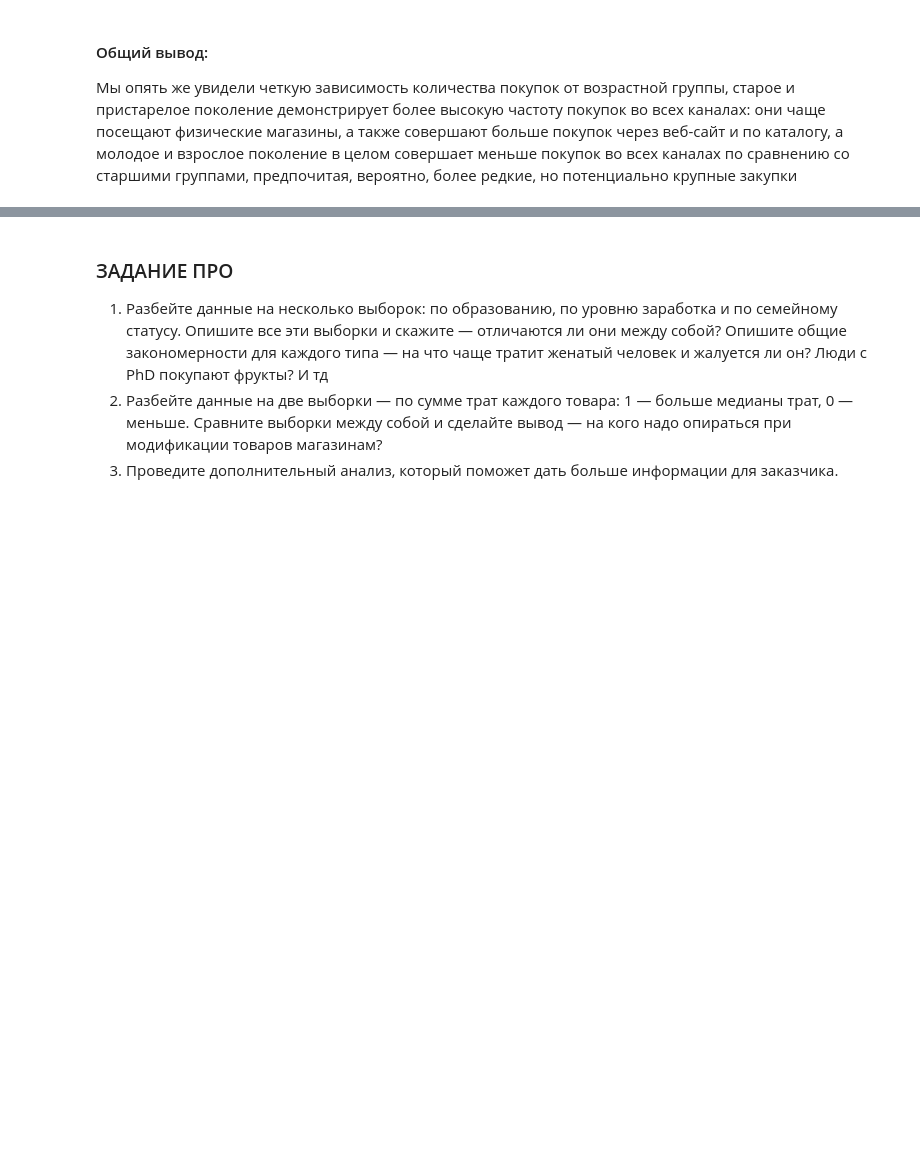
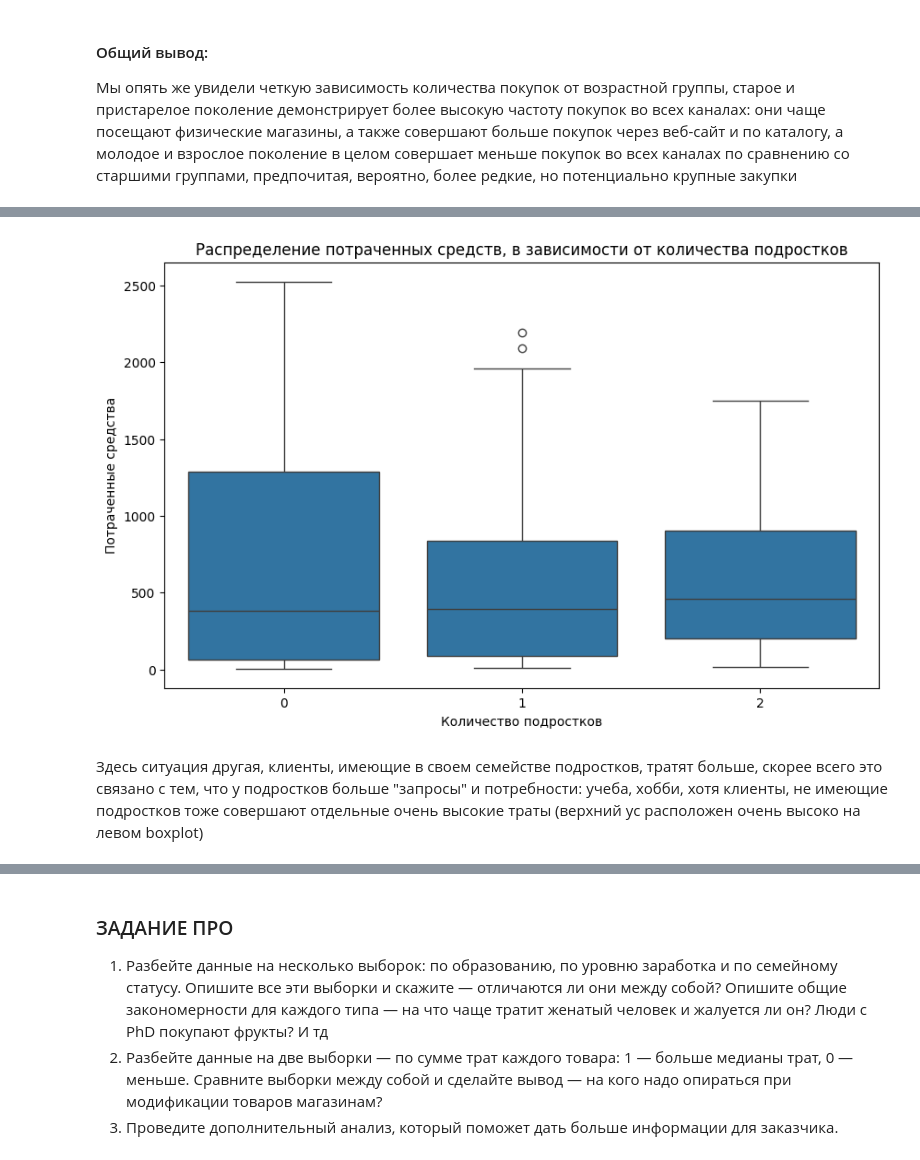
Before and after one commit to AlexeyOrehov/homework, a Jupyter notebook: home_work_1.9/1.9 1_RAZDEL_PRO_forstud.ipynb, the cells around one changed output, grey strips where cells are left out. Saved outputs shown, nothing was run; the diff lists cells and outputs as text; code cells hidden in the pictures; blank space fills up the shorter version.

```diff
--- a/home_work_1.9/1.9 1_RAZDEL_PRO_forstud.ipynb
+++ b/home_work_1.9/1.9 1_RAZDEL_PRO_forstud.ipynb
@@ -906,0 +956,11 @@ plt.show()
+# %%
+plt.figure(figsize=(10, 6))
+sns.boxplot(data=df_modify, x='teenhome', y='mnt')
+plt.title('Распределение потраченных средств, в зависимости от количества подростков')
+plt.xlabel('Количество подростков')
+plt.ylabel('Потраченные средства')
+plt.show()
+# %% [output]
+[figure, added]
+# %% [markdown]
+Здесь ситуация другая, клиенты, имеющие в своем семействе подростков, тратят больше, скорее всего это связано с тем, что у подростков больше "запросы" и потребности: учеба, хобби, хотя клиенты, не имеющие подростков тоже совершают отдельные очень высокие траты (верхний ус расположен очень высоко на левом boxplot)
```
Also changed, not shown: parts of 8 cells of this notebook.
